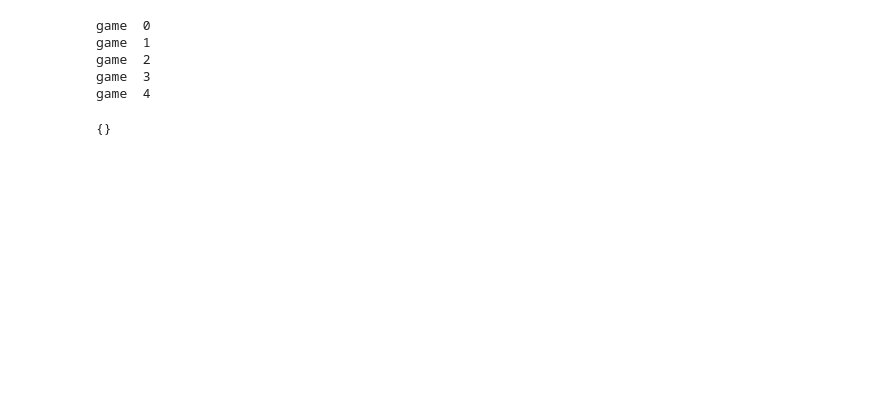
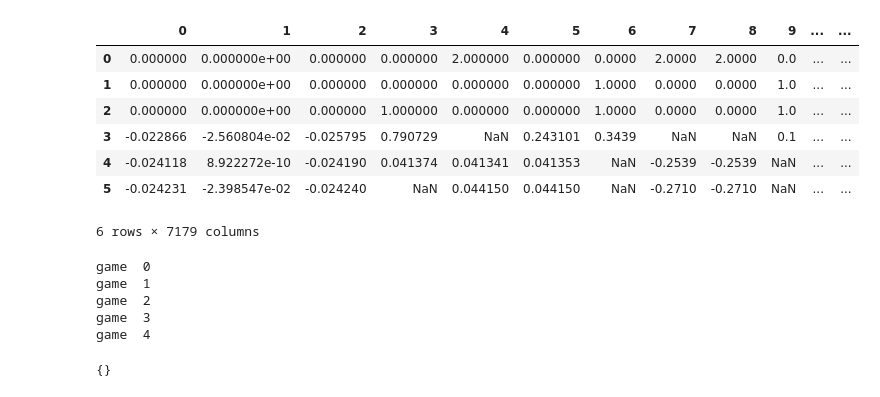
Before and after one commit to KilianFt/ann_exercises, a Jupyter notebook: ann_qlearning/tictactoe_v2.ipynb, the cells around one changed output. Drawn from its saved outputs; the diff is of its cells as text; code cells hidden in the pictures; blank space fills up the shorter version.

```diff
--- a/ann_qlearning/tictactoe_v2.ipynb
+++ b/ann_qlearning/tictactoe_v2.ipynb
@@ -1,3 +1,18 @@
+# %%
+import pandas as pd
+
+df = pd.read_csv('player1.csv', header=None)
+# %%
+df
+# %% [output]
+|  | 0 | 1 | 2 | 3 | 4 | 5 | 6 | 7 | 8 | 9 | ... | ... |
+| 0 | 0.000000 | 0.000000e+00 | 0.000000 | 0.000000 | 2.000000 | 0.000000 | 0.0000 | 2.0000 | 2.0000 | 0.0 | ... | ... |
+| 1 | 0.000000 | 0.000000e+00 | 0.000000 | 0.000000 | 0.000000 | 0.000000 | 1.0000 | 0.0000 | 0.0000 | 1.0 | ... | ... |
+| 2 | 0.000000 | 0.000000e+00 | 0.000000 | 1.000000 | 0.000000 | 0.000000 | 1.0000 | 0.0000 | 0.0000 | 1.0 | ... | ... |
+| 3 | -0.022866 | -2.560804e-02 | -0.025795 | 0.790729 | NaN | 0.243101 | 0.3439 | NaN | NaN | 0.1 | ... | ... |
+| 4 | -0.024118 | 8.922272e-10 | -0.024190 | 0.041374 | 0.041341 | 0.041353 | NaN | -0.2539 | -0.2539 | NaN | ... | ... |
+| 5 | -0.024231 | -2.398547e-02 | -0.024240 | NaN | 0.044150 | 0.044150 | NaN | -0.2710 | -0.2710 | NaN | ... | ... |
+6 rows × 7179 columns
 # %%
 import numpy as np
 # %%
```
Also changed, not shown: 5 other files.
